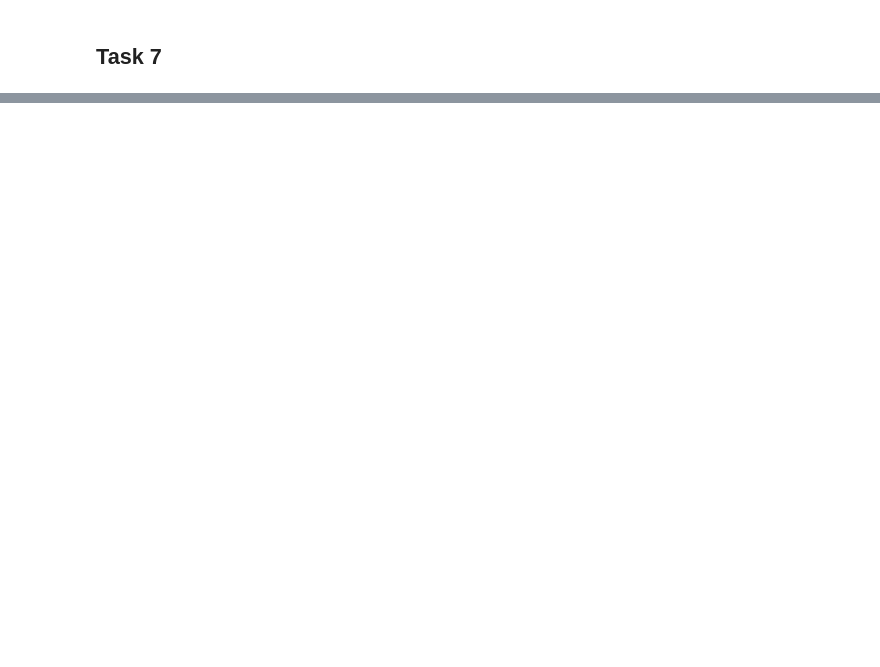
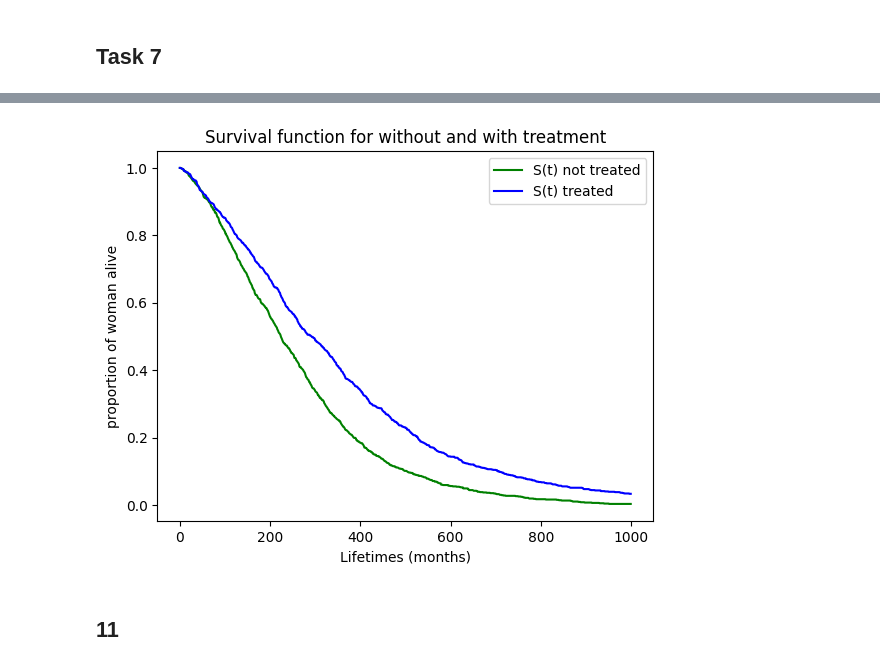
Before and after one commit to kridk999/stochastic_project1, a Jupyter notebook: src/prjt1/projekt_part2.ipynb, the cells around one changed output, grey strips where cells are left out. Drawn from its saved outputs; the diff is of its cells as text; code cells hidden in the pictures; blank space fills up the shorter version.

```diff
--- a/src/prjt1/projekt_part2.ipynb
+++ b/src/prjt1/projekt_part2.ipynb
@@ -99,0 +179,25 @@ Distant fraction after 30.5 months: 0.799
+# %%
+n_women = 1000
+Q_treated = np.array([
+    [-0.00475,  0.0025,  0.00125, 0,      0.001],
+    [0,      -0.007,   0,  0.002,  0.005],
+    [0,       0,      -0.008,  0.003,  0.005],
+    [0,       0,       0,     -0.009,  0.009],
+    [0,       0,       0,      0,      0]
+])
+
+survival_distribution1, mean_survival_time1, empirical1 = continous_time_state_distribution(n_women, Q_treated)
+
+S_treated = [1 - empirical1[i] for i in range(len(empirical1))]
+
+plt.plot(S, color="green", label='S(t) not treated')
+plt.plot(S_treated, color="blue", label='S(t) treated')
+plt.ylabel('proportion of woman alive')
+plt.xlabel('Lifetimes (months)')
+plt.legend()
+plt.title('Survival function for without and with treatment')
+plt.show()
+# %% [output]
+[figure, added]
+# %% [markdown]
+## 11
```
Also changed, not shown: parts of 20 cells of this notebook.
